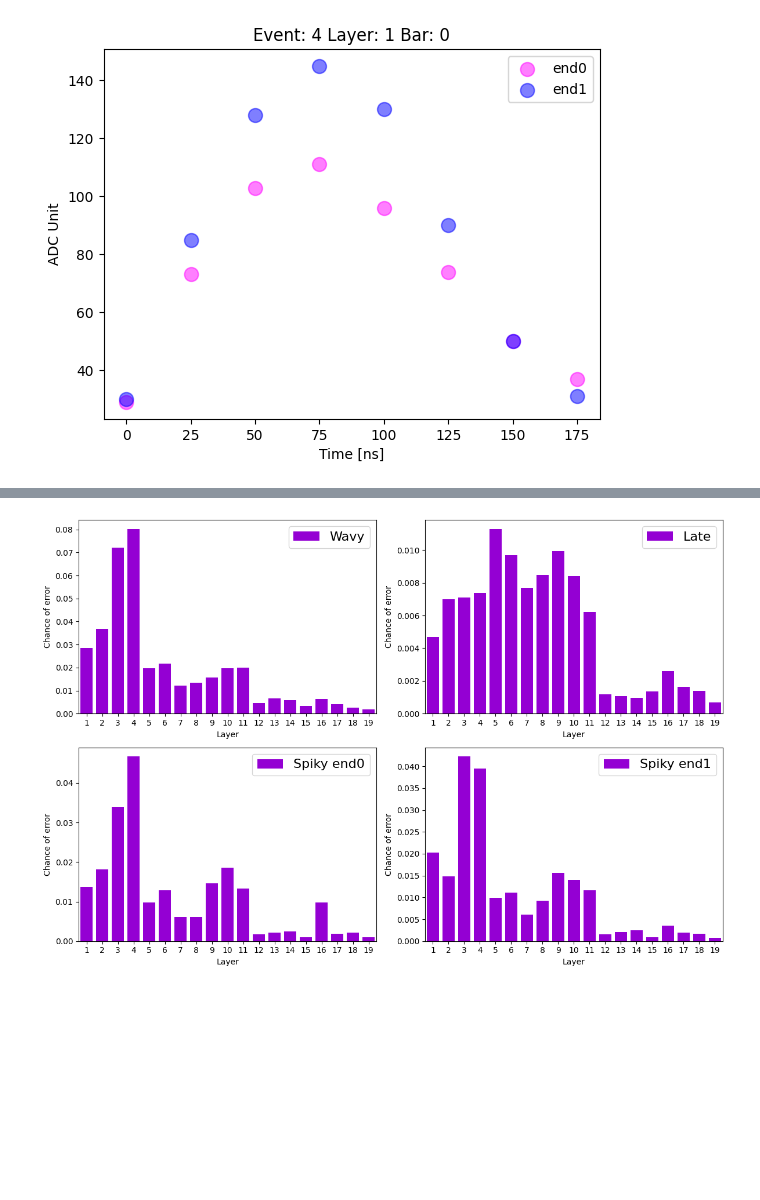
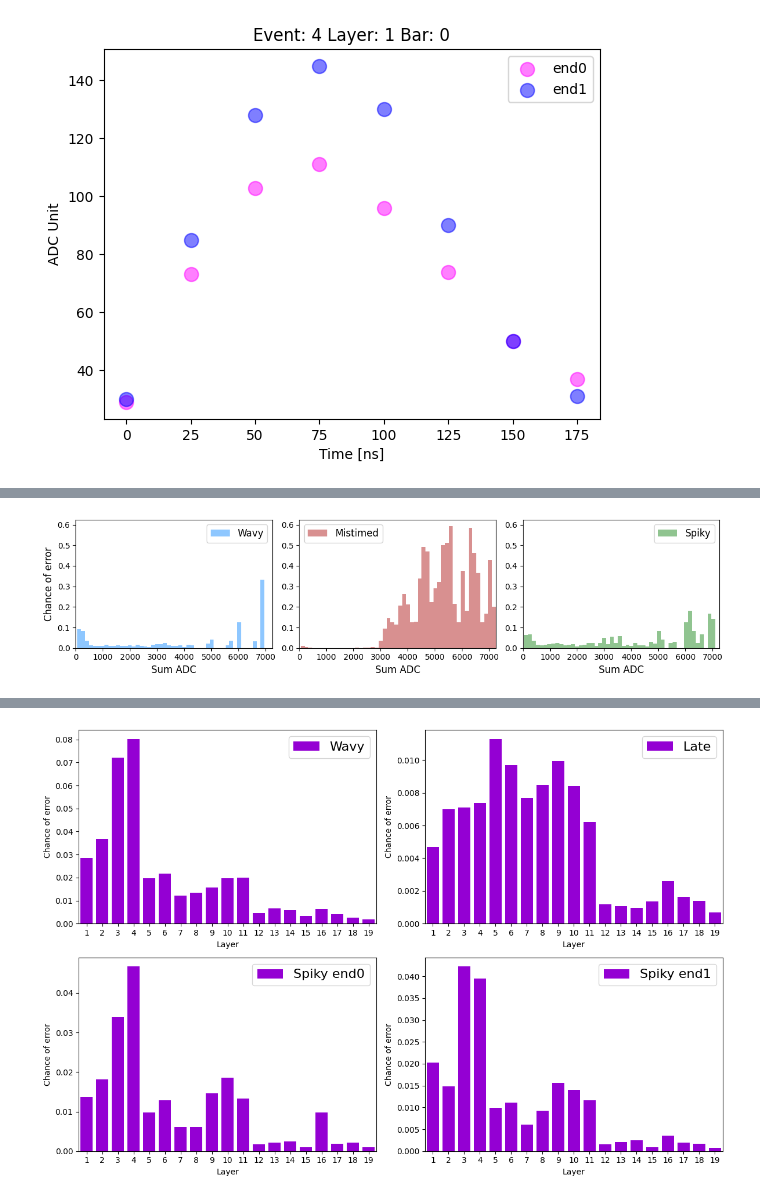
Before and after one commit to gajdangreta/hcalTestBeam, a Jupyter notebook: hcalEnv/notebooks/pulse_analysis.ipynb, the cells around one changed output, grey strips where cells are left out. Saved outputs shown, nothing was run; the diff lists cells and outputs as text; code cells hidden in the pictures; blank space fills up the shorter version.

```diff
--- a/hcalEnv/notebooks/pulse_analysis.ipynb
+++ b/hcalEnv/notebooks/pulse_analysis.ipynb
@@ -191,3 +167,7 @@ spiky=non_TOT[(non_TOT["problem_type"]=="SPIKE_0") | (non_TOT["problem_type"]=="
+# %%
+plot_error_by_energy(big_df, True, True)
+# %% [output]
+[figure, added]
 # %%
 wavy_all=big_df[big_df["problem_type"]=="WAVE"]
 late_all=big_df[big_df["problem_type"]=="LATE"]
```
Also changed, not shown: parts of 22 cells of this notebook, 15 other files.
